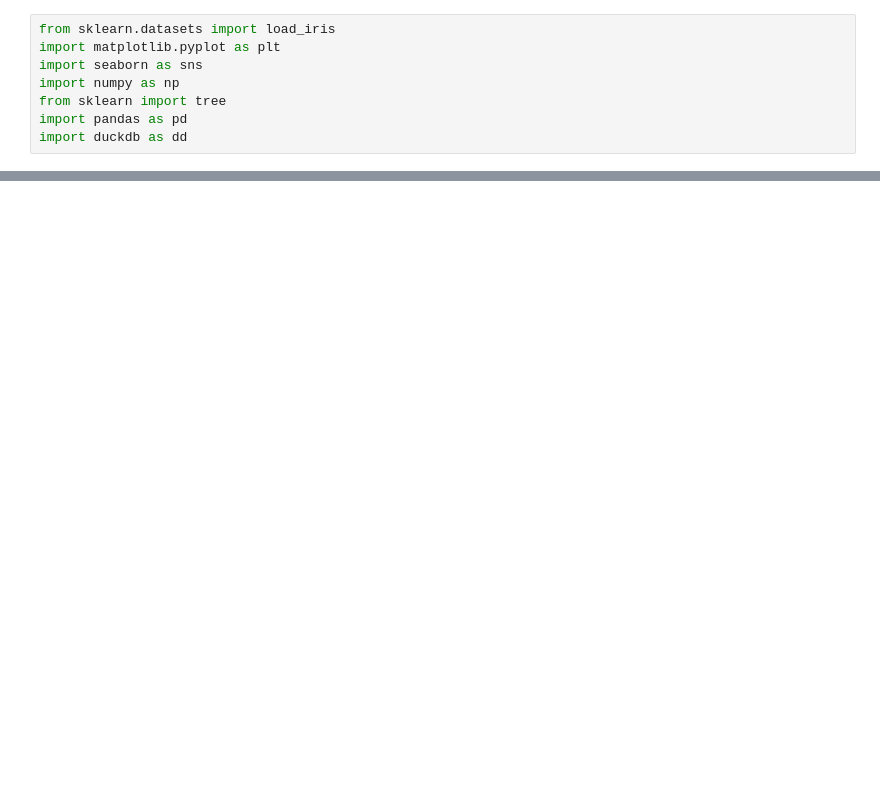
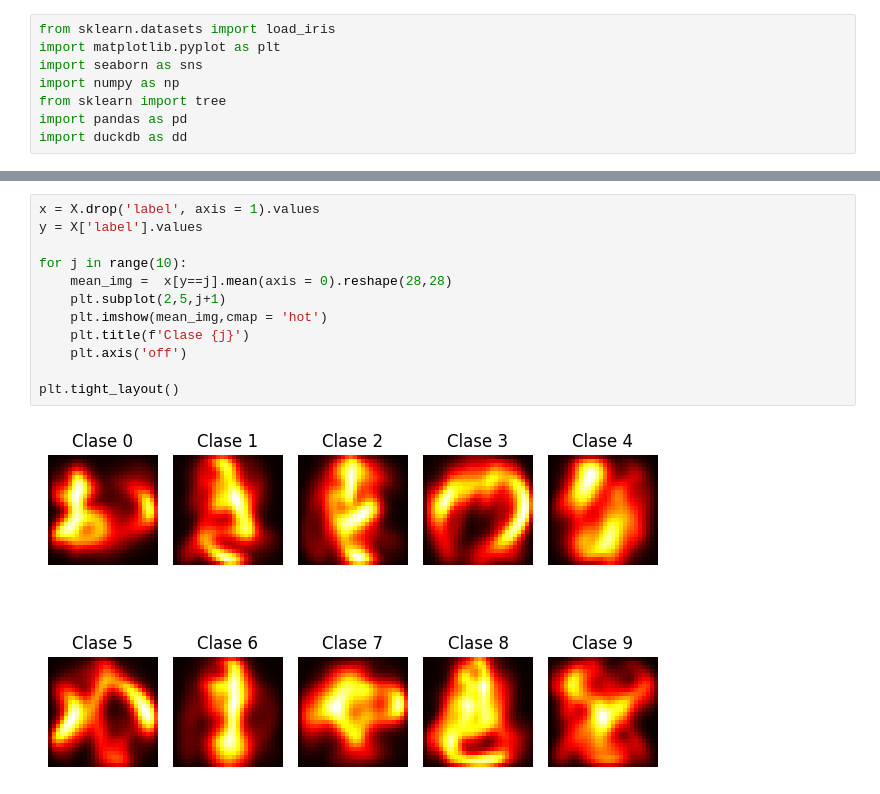
Before and after one commit to roldannahuelalejadro/Labo-Datos-master, a Jupyter notebook: Trabajo Practico 2/Tp2.ipynb, the cells around one changed output, grey strips where cells are left out. Cells and saved outputs as stored; diff of their text form; blank space fills up the shorter version.

```diff
--- a/Trabajo Practico 2/Tp2.ipynb
+++ b/Trabajo Practico 2/Tp2.ipynb
@@ -981,0 +102,14 @@ RESUMEN FINAL DEL EXPERIMENTO MULTICLASE
+# %%
+x = X.drop('label', axis = 1).values
+y = X['label'].values
+
+for j in range(10):
+    mean_img =  x[y==j].mean(axis = 0).reshape(28,28)
+    plt.subplot(2,5,j+1)
+    plt.imshow(mean_img,cmap = 'hot')
+    plt.title(f'Clase {j}')
+    plt.axis('off')
+
+plt.tight_layout()
+# %% [output]
+[figure, added]
```
Also changed, not shown: parts of 31 cells of this notebook.
